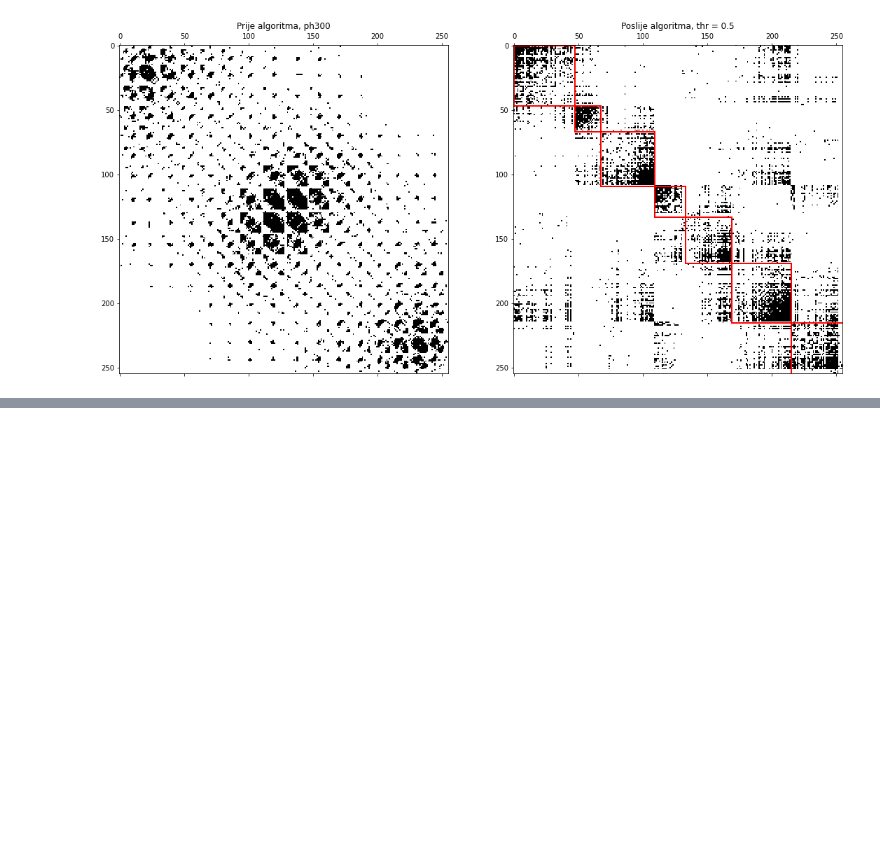
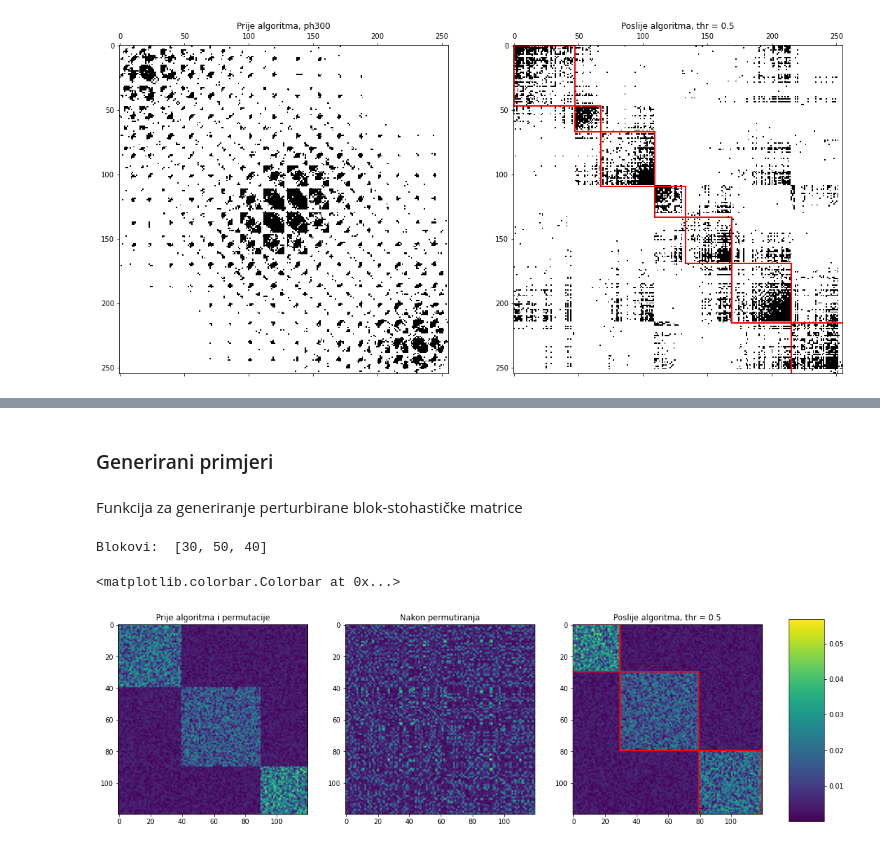
Before and after one commit to krunivan/mtmap, a Jupyter notebook: seminar_final.ipynb, the cells around one changed output, grey strips where cells are left out. Saved outputs shown, nothing was run; the diff lists cells and outputs as text; code cells hidden in the pictures; blank space fills up the shorter version.

```diff
--- a/seminar_final.ipynb
+++ b/seminar_final.ipynb
@@ -37,6 +38,8 @@ Funkcija koja provjeri je li daljnja dekompozicija moguća, prima podmatricu B i
 # %%
 def korak(B, thr):
     u,s,v = np.linalg.svd(B)
+    if(u.shape[1] == 1):
+        return np.array([[1]]), 1, 0, 1
     vektor = u[:,1]
 
     n1 = sum(vektor <= 0)
@@ -138,0 +142,4 @@ Text(0.5, 1.0, 'Poslije algoritma, thr = 0.5')
+# %% [markdown]
+### Generirani primjeri
+# %% [markdown]
+Funkcija za generiranje perturbirane blok-stohastičke matrice
@@ -138,0 +184,40 @@ Text(0.5, 1.0, 'Poslije algoritma, thr = 0.5')
+# %%
+velicine = [40,50,30]
+eps = 1e-2
+
+A = generator2(velicine, eps)
+
+randP = permmat(np.random.permutation(sum(velicine)))
+
+permA = randP @ A @ np.transpose(randP)
+
+blokovi, P = SVDmetastable(permA,.5)
+
+print("Blokovi: ", blokovi)
+
+ph = P @ permA @ np.transpose(P)
+
+m = len(blokovi)
+
+pozicije = (np.cumsum(blokovi))
+
+fig, (ax1, ax2, ax3) = plt.subplots(1, 3)
+fig.set_size_inches(18.5, 10.5)
+ax1.imshow(A)
+ax1.set_title("Prije algoritma i permutacije")
+ax2.imshow(permA)
+ax2.set_title("Nakon permutiranja")
+im = ax3.imshow(ph)
+for i in range(m):
+    d = blokovi[i]
+    poz = pozicije[i]
+    rect = patches.Rectangle((poz-0.5, poz-0.5), -d, -d, linewidth=2, edgecolor='r', facecolor='none')
+    ax3.add_patch(rect)
+ax3.set_title("Poslije algoritma, thr = 0.5")
+fig.subplots_adjust(right=0.85)
+cbar_ax = fig.add_axes([0.88, 0.3, 0.04, 0.4])
+fig.colorbar(im, cax=cbar_ax)
+# %% [output]
+Blokovi:  [30, 50, 40]
+<matplotlib.colorbar.Colorbar at 0x...>
+[figure, added]
```
Also changed, not shown: parts of 4 cells of this notebook.
